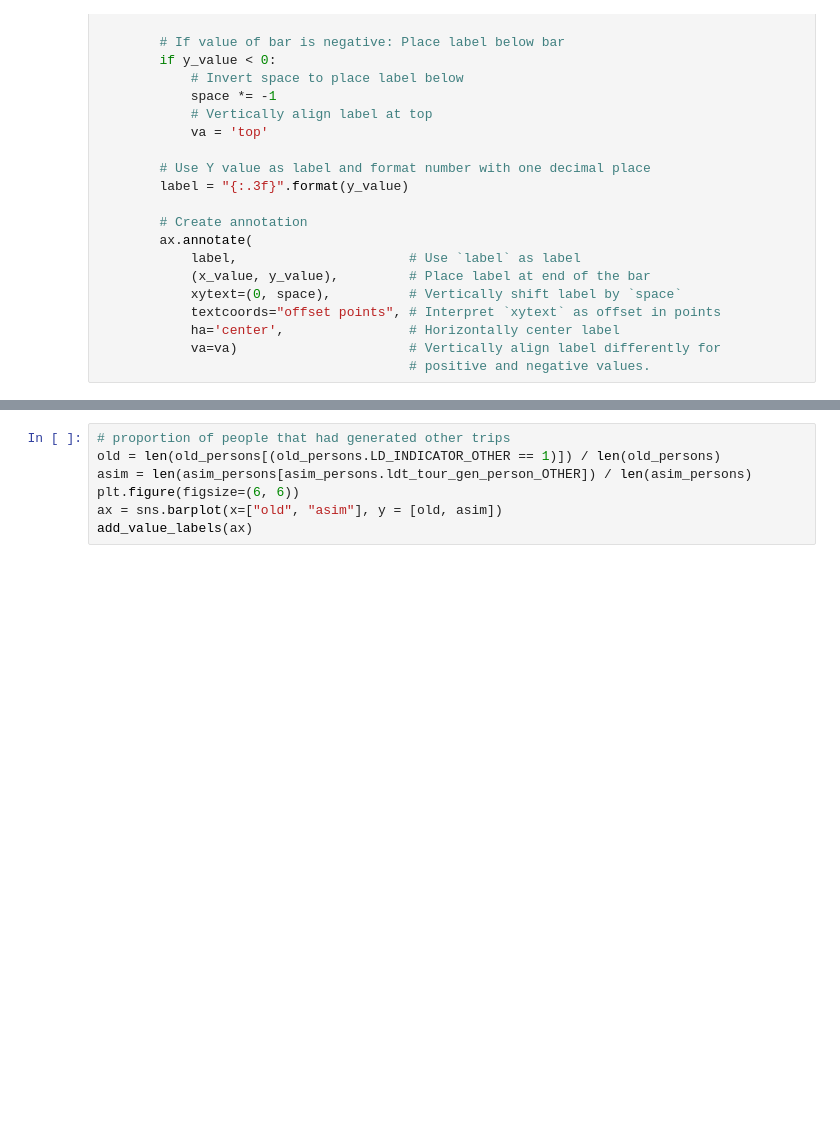
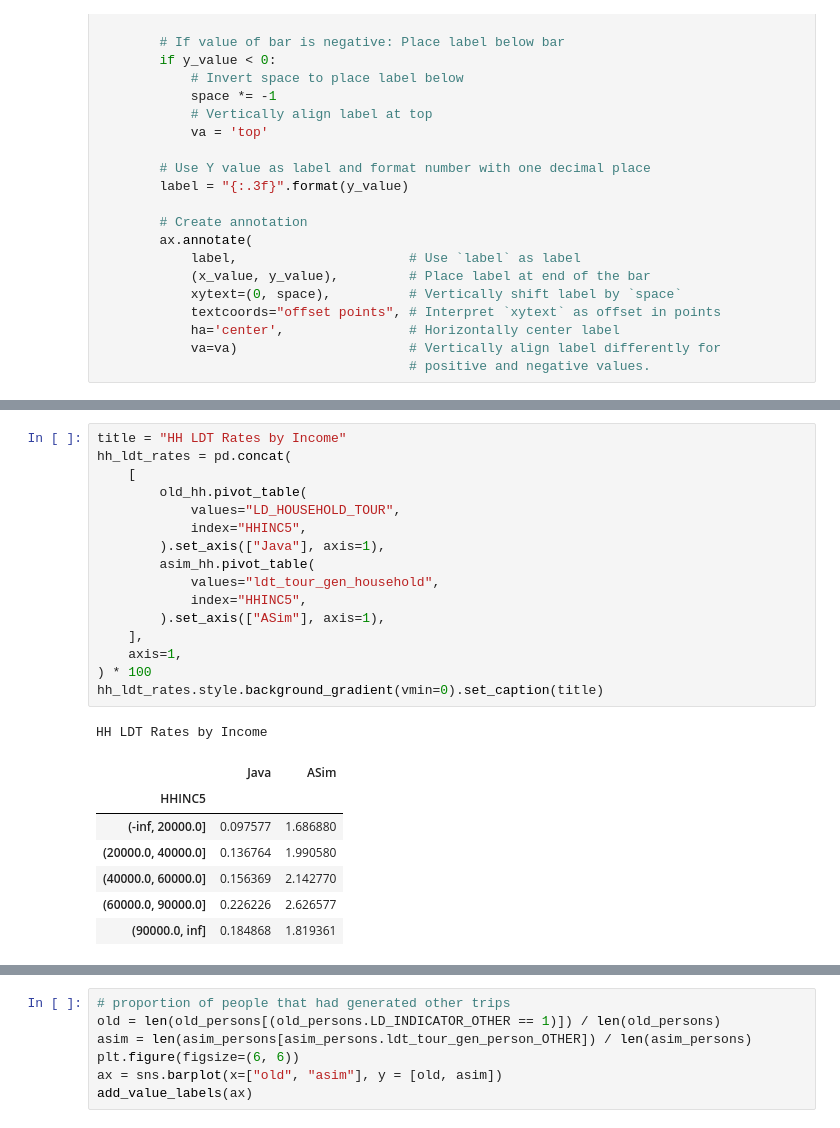
Before and after one commit to SANDAG/activitysim-cvm, a Jupyter notebook: activitysim/examples/prototype_odot_ldt/scripts/aggregate_validation.ipynb, the cells around one changed output, grey strips where cells are left out. Drawn from its saved outputs; the diff is of its cells as text; blank space fills up the shorter version.

```diff
--- a/activitysim/examples/prototype_odot_ldt/scripts/aggregate_validation.ipynb
+++ b/activitysim/examples/prototype_odot_ldt/scripts/aggregate_validation.ipynb
@@ -108,0 +100,25 @@ print(old_results[old_results.tourPurpose != "HOUSEHOLD"].hhID.unique().shape)
+# %%
+title = "HH LDT Rates by Income"
+hh_ldt_rates = pd.concat(
+    [
+        old_hh.pivot_table(
+            values="LD_HOUSEHOLD_TOUR",
+            index="HHINC5",
+        ).set_axis(["Java"], axis=1),
+        asim_hh.pivot_table(
+            values="ldt_tour_gen_household",
+            index="HHINC5",
+        ).set_axis(["ASim"], axis=1),
+    ],
+    axis=1,
+) * 100
+hh_ldt_rates.style.background_gradient(vmin=0).set_caption(title)
+# %% [output]
+HH LDT Rates by Income
+|  | Java | ASim |
+| HHINC5 |  |  |
+| (-inf, 20000.0] | 0.097577 | 1.686880 |
+| (20000.0, 40000.0] | 0.136764 | 1.990580 |
+| (40000.0, 60000.0] | 0.156369 | 2.142770 |
+| (60000.0, 90000.0] | 0.226226 | 2.626577 |
+| (90000.0, inf] | 0.184868 | 1.819361 |
```
Also changed, not shown: parts of 53 cells of this notebook.
